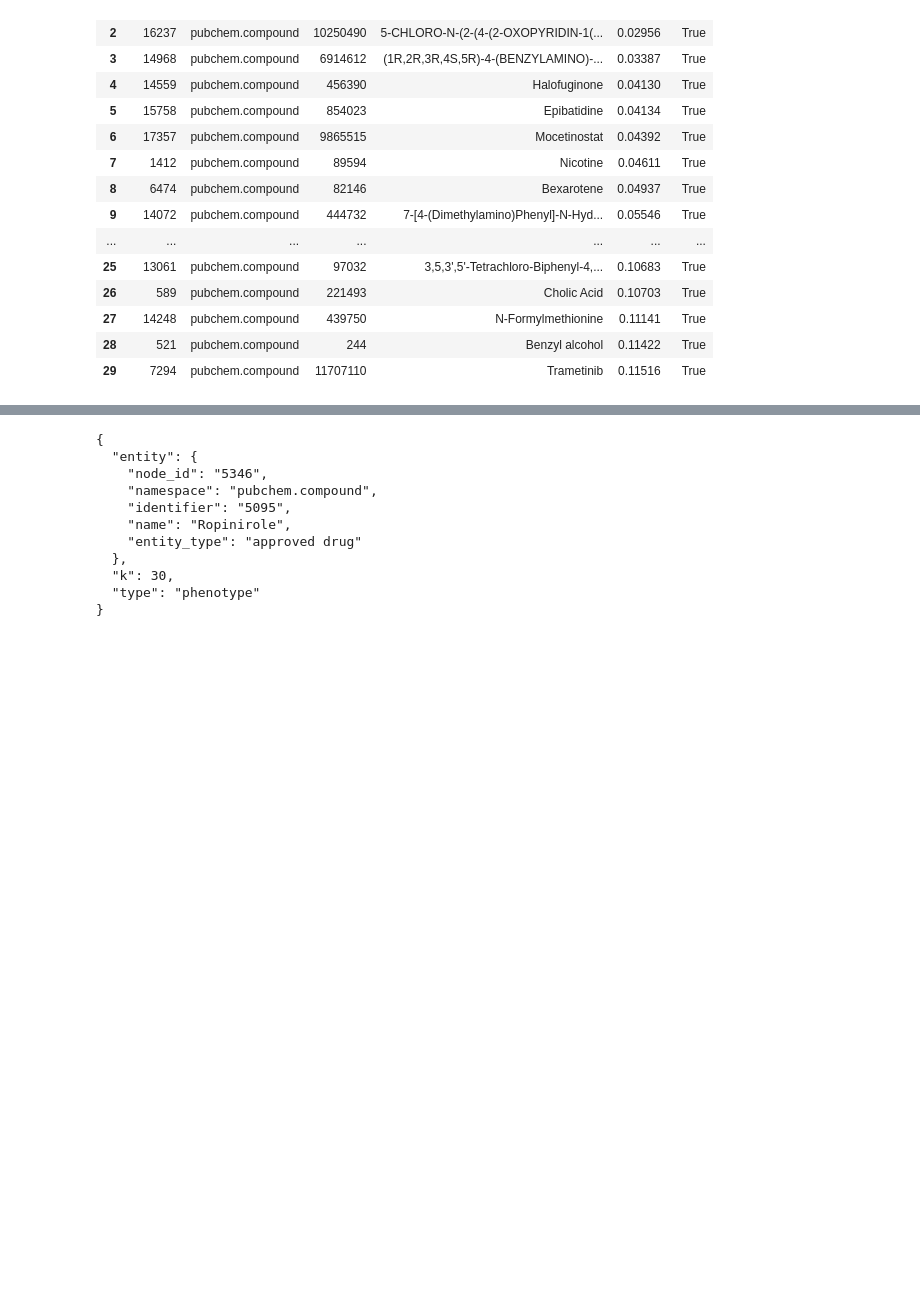
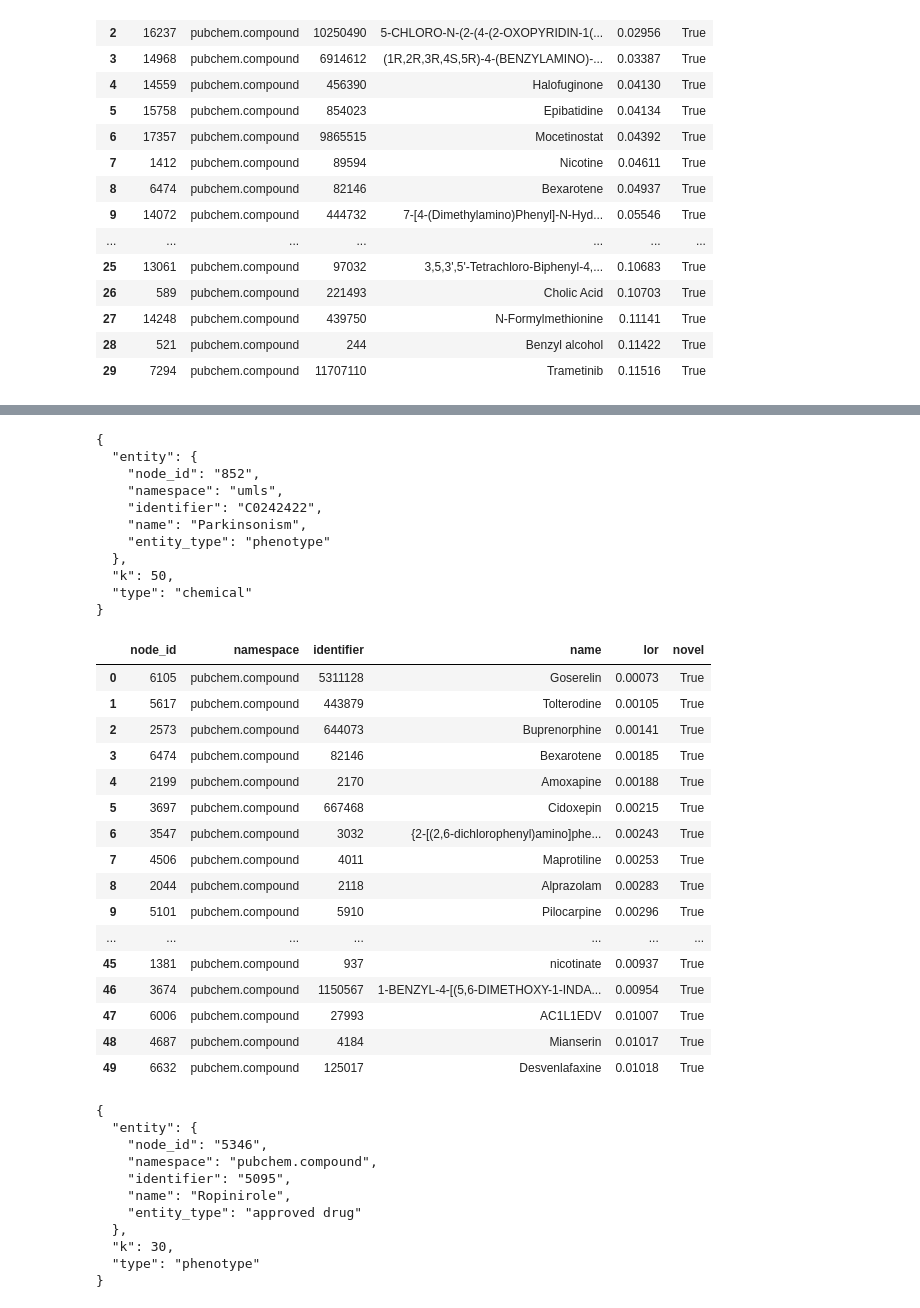
Before and after one commit to seffnet/seffnet, a Jupyter notebook: notebooks/Using the Predictive Model.ipynb, the cells around one changed output, grey strips where cells are left out. Cells and saved outputs as stored; diff of their text form; code cells hidden in the pictures; blank space fills up the shorter version.

```diff
--- a/notebooks/Using the Predictive Model.ipynb
+++ b/notebooks/Using the Predictive Model.ipynb
@@ -519,5 +519,38 @@ df
 # %%
 df.to_csv(os.path.join(RESOURCES, 'parkinsons-chemicals.tsv'), sep='\t')
+# %%
+query, df = get_predictions_df('umls:C0242422', 'chemical')
+print(json.dumps(query, indent=2))
+df
+# %% [output]
+{
+  "entity": {
+    "node_id": "852",
+    "namespace": "umls",
+    "identifier": "C0242422",
+    "name": "Parkinsonism",
+    "entity_type": "phenotype"
+  },
+  "k": 50,
+  "type": "chemical"
+}
+|  | node_id | namespace | identifier | name | lor | novel |
+| 0 | 6105 | pubchem.compound | 5311128 | Goserelin | 0.00073 | True |
+| 1 | 5617 | pubchem.compound | 443879 | Tolterodine | 0.00105 | True |
+| 2 | 2573 | pubchem.compound | 644073 | Buprenorphine | 0.00141 | True |
+| 3 | 6474 | pubchem.compound | 82146 | Bexarotene | 0.00185 | True |
+| 4 | 2199 | pubchem.compound | 2170 | Amoxapine | 0.00188 | True |
+| 5 | 3697 | pubchem.compound | 667468 | Cidoxepin | 0.00215 | True |
+| 6 | 3547 | pubchem.compound | 3032 | {2-[(2,6-dichlorophenyl)amino]phe... | 0.00243 | True |
+| 7 | 4506 | pubchem.compound | 4011 | Maprotiline | 0.00253 | True |
+| 8 | 2044 | pubchem.compound | 2118 | Alprazolam | 0.00283 | True |
+| 9 | 5101 | pubchem.compound | 5910 | Pilocarpine | 0.00296 | True |
+| ... | ... | ... | ... | ... | ... | ... |
+| 45 | 1381 | pubchem.compound | 937 | nicotinate | 0.00937 | True |
+| 46 | 3674 | pubchem.compound | 1150567 | 1-BENZYL-4-[(5,6-DIMETHOXY-1-INDA... | 0.00954 | True |
+| 47 | 6006 | pubchem.compound | 27993 | AC1L1EDV | 0.01007 | True |
+| 48 | 4687 | pubchem.compound | 4184 | Mianserin | 0.01017 | True |
+| 49 | 6632 | pubchem.compound | 125017 | Desvenlafaxine | 0.01018 | True |
 # %%
 query, df = get_predictions_df('pubchem.compound:5095', 'phenotype')
 print(json.dumps(query, indent=2))
```
Also changed, not shown: parts of 5 cells of this notebook, 1 other file.
